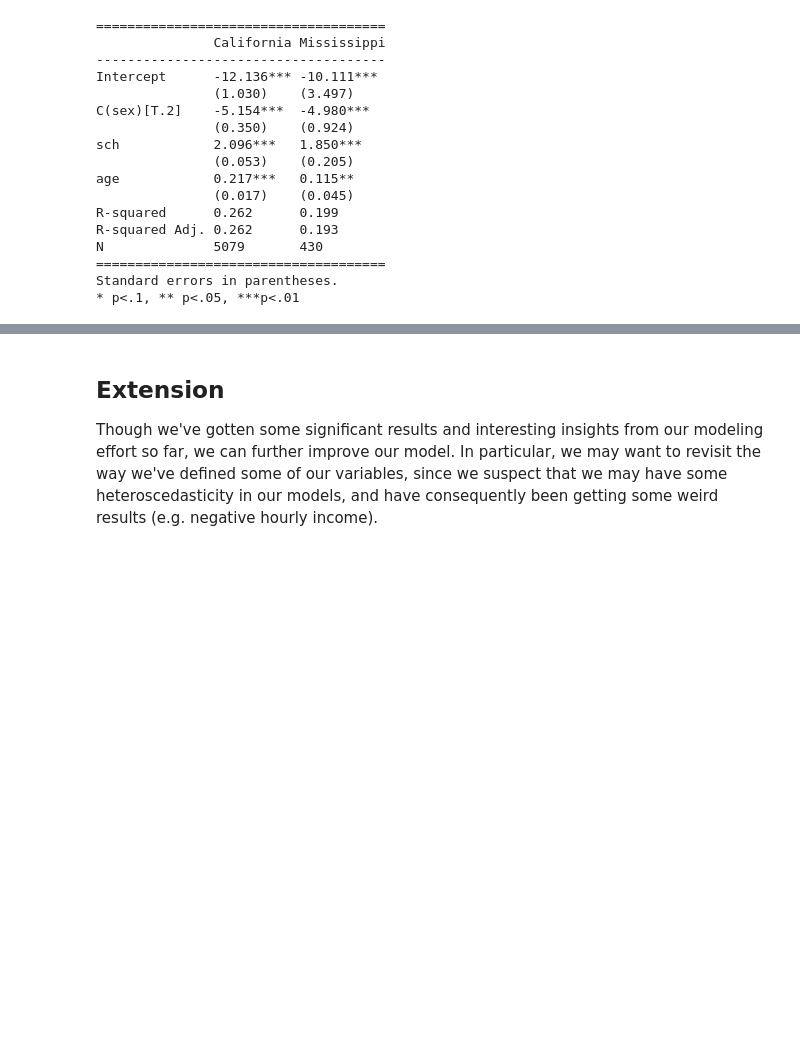
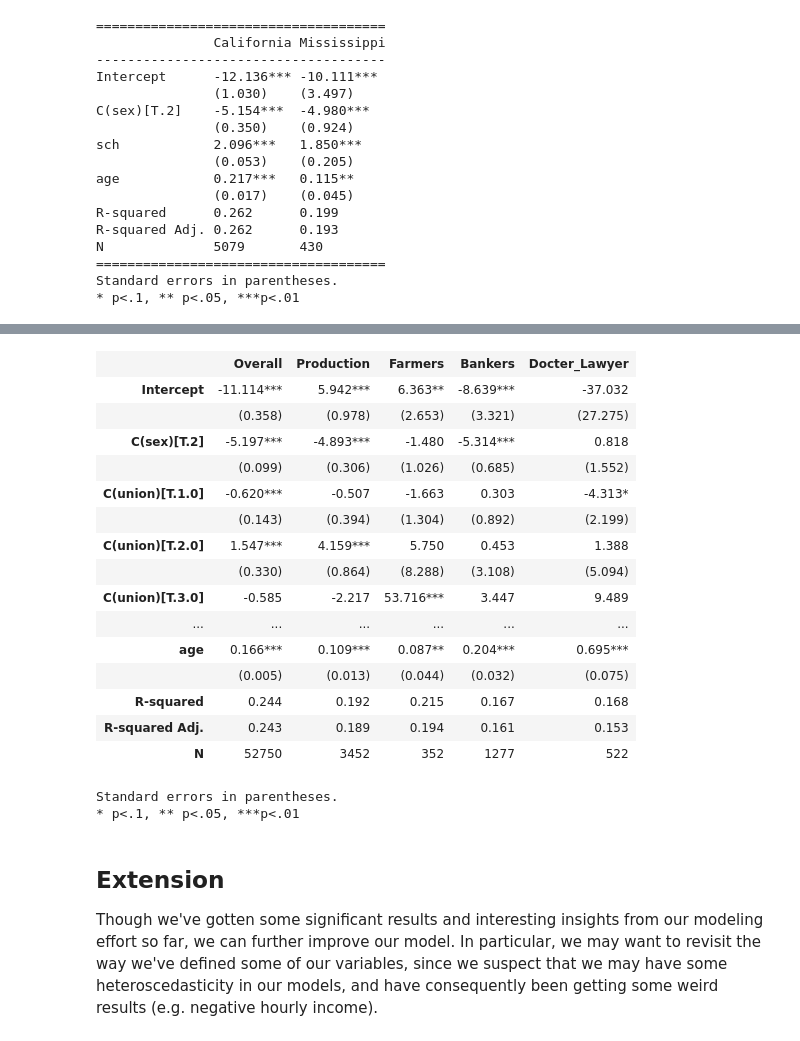
Before and after one commit to yihsun25/QM2, a Jupyter notebook: notebooks/W07. Linear Regression.ipynb, the cells around one changed output, grey strips where cells are left out. Cells and saved outputs as stored; diff of their text form; code cells hidden in the pictures; blank space fills up the shorter version.

```diff
--- a/notebooks/W07. Linear Regression.ipynb
+++ b/notebooks/W07. Linear Regression.ipynb
@@ -517,3 +529,37 @@ $$ Hourly\ Income= \beta_0 + \beta_1 \times Years\ of\ Schooling + \beta_2 \time
+# %%
+reg1 = ols('realhrwage ~  sch + age + C(sex) + C(union) + C(race)', data=reg_df).fit()
+production = ols('realhrwage ~  sch + age + C(sex) + C(union) + C(race)', data=reg_df[reg_df['occupation']=='Production']).fit()
+farmers = ols('realhrwage ~  sch + age + C(sex) + C(union) + C(race)', data=reg_df[reg_df['occupation']=='Farming, Fishing & Forestry']).fit()
+bankers = ols('realhrwage ~  sch + age + C(sex) + C(union) + C(race)', data=reg_df[reg_df['occupation']=='financial Operators']).fit()
+docter_lawyer = ols('realhrwage ~  sch + age + C(sex) + C(union) + C(race)', data=reg_df[reg_df['occupation']=='Lawyers, Judges,Physicans and dentists']).fit()
+# %%
+table1=summary_col( # create a regression table
+    [reg1, production, farmers, bankers, docter_lawyer], # pass the models to the summary_col function
+    stars=True, # add stars denoting the p-values of the coefficient to the table; * p<0.05, ** p<0.01, *** p<0.001
+    float_format='%0.3f', # set the decimal places to 3
+    model_names=['Overall', 'Production', 'Farmers', 'Bankers', 'Docter_Lawyer'], # set the name of the model, ensure it matches the number of models
+    info_dict = {"N":lambda x: "{0:d}".format(int(x.nobs))}) # add the number of observations to the table
+
+table1
+# %% [output]
+|  | Overall | Production | Farmers | Bankers | Docter_Lawyer |
+| Intercept | -11.114*** | 5.942*** | 6.363** | -8.639*** | -37.032 |
+|  | (0.358) | (0.978) | (2.653) | (3.321) | (27.275) |
+| C(sex)[T.2] | -5.197*** | -4.893*** | -1.480 | -5.314*** | 0.818 |
+|  | (0.099) | (0.306) | (1.026) | (0.685) | (1.552) |
+| C(union)[T.1.0] | -0.620*** | -0.507 | -1.663 | 0.303 | -4.313* |
+|  | (0.143) | (0.394) | (1.304) | (0.892) | (2.199) |
+| C(union)[T.2.0] | 1.547*** | 4.159*** | 5.750 | 0.453 | 1.388 |
+|  | (0.330) | (0.864) | (8.288) | (3.108) | (5.094) |
+| C(union)[T.3.0] | -0.585 | -2.217 | 53.716*** | 3.447 | 9.489 |
+| ... | ... | ... | ... | ... | ... |
+| age | 0.166*** | 0.109*** | 0.087** | 0.204*** | 0.695*** |
+|  | (0.005) | (0.013) | (0.044) | (0.032) | (0.075) |
+| R-squared | 0.244 | 0.192 | 0.215 | 0.167 | 0.168 |
+| R-squared Adj. | 0.243 | 0.189 | 0.194 | 0.161 | 0.153 |
+| N | 52750 | 3452 | 352 | 1277 | 522 |
+Standard errors in parentheses.
+* p<.1, ** p<.05, ***p<.01
 # %% [markdown]
 ## Extension
 
```
Also changed, not shown: parts of 3 cells of this notebook.
